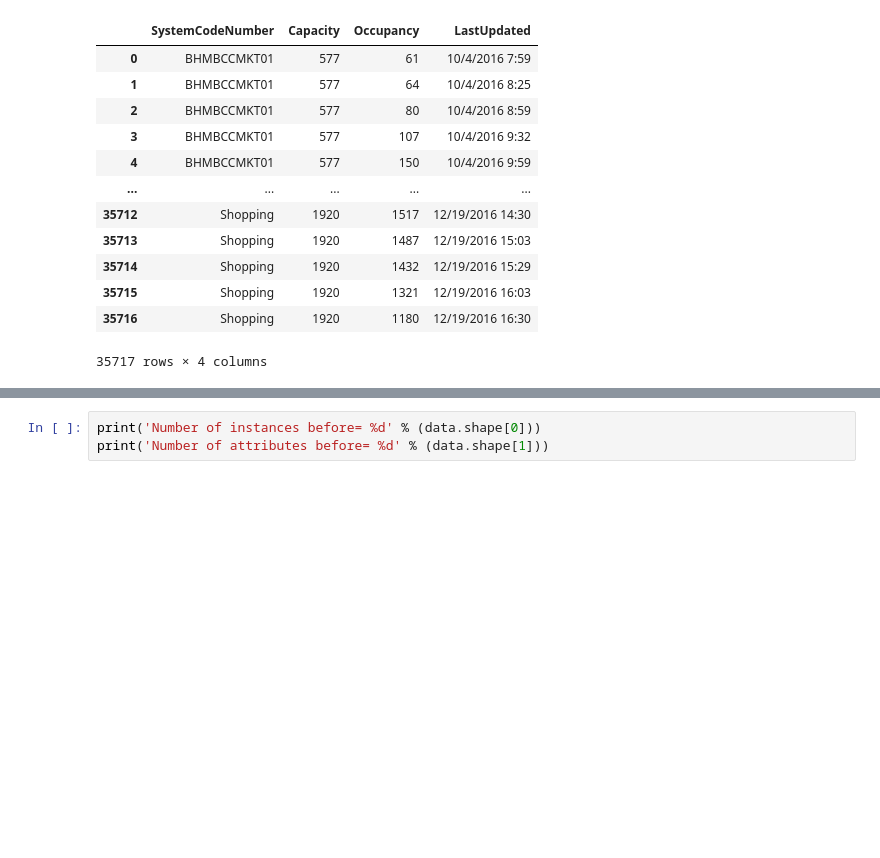
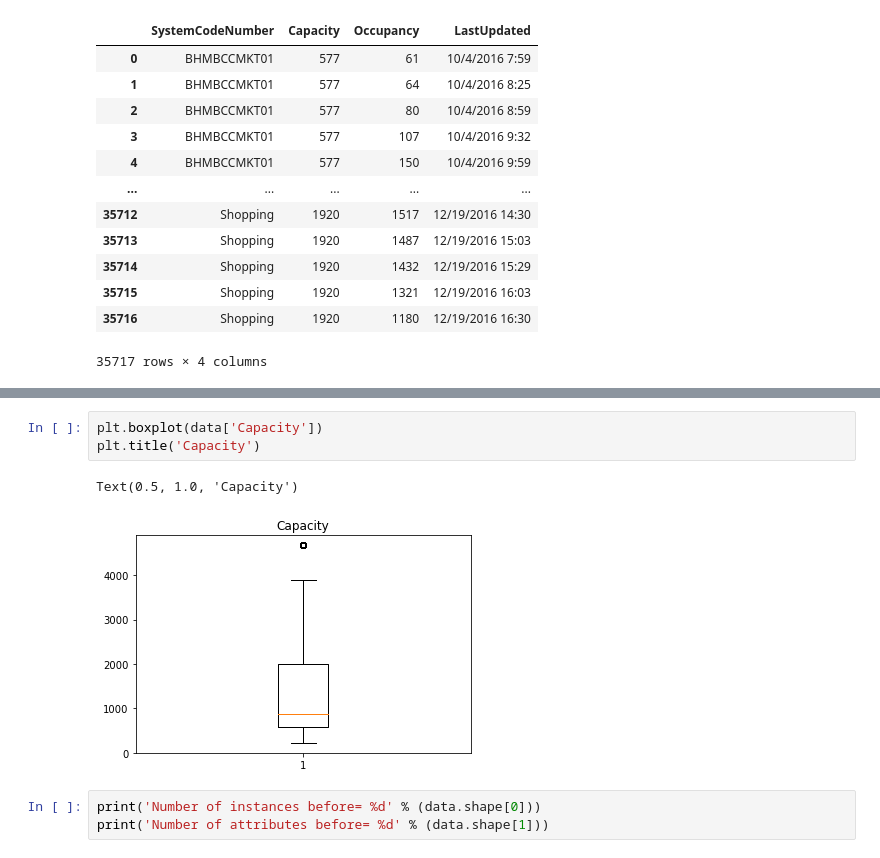
Before and after one commit to hilaler/Data-Set-Analysis-Parking-Birmingham-Data-Set, a Jupyter notebook: ParkingBirminghamDataAnalysis.ipynb, the cells around one changed output, grey strips where cells are left out. Drawn from its saved outputs; the diff is of its cells as text; blank space fills up the shorter version.

```diff
--- a/ParkingBirminghamDataAnalysis.ipynb
+++ b/ParkingBirminghamDataAnalysis.ipynb
@@ -37,3 +39,9 @@ data.describe()
+# %%
+plt.boxplot(data['Capacity'])
+plt.title('Capacity')
+# %% [output]
+Text(0.5, 1.0, 'Capacity')
+[figure, added]
 # %%
 print('Number of instances before= %d' % (data.shape[0]))
 print('Number of attributes before= %d' % (data.shape[1]))
```
Also changed, not shown: parts of 29 cells of this notebook.
